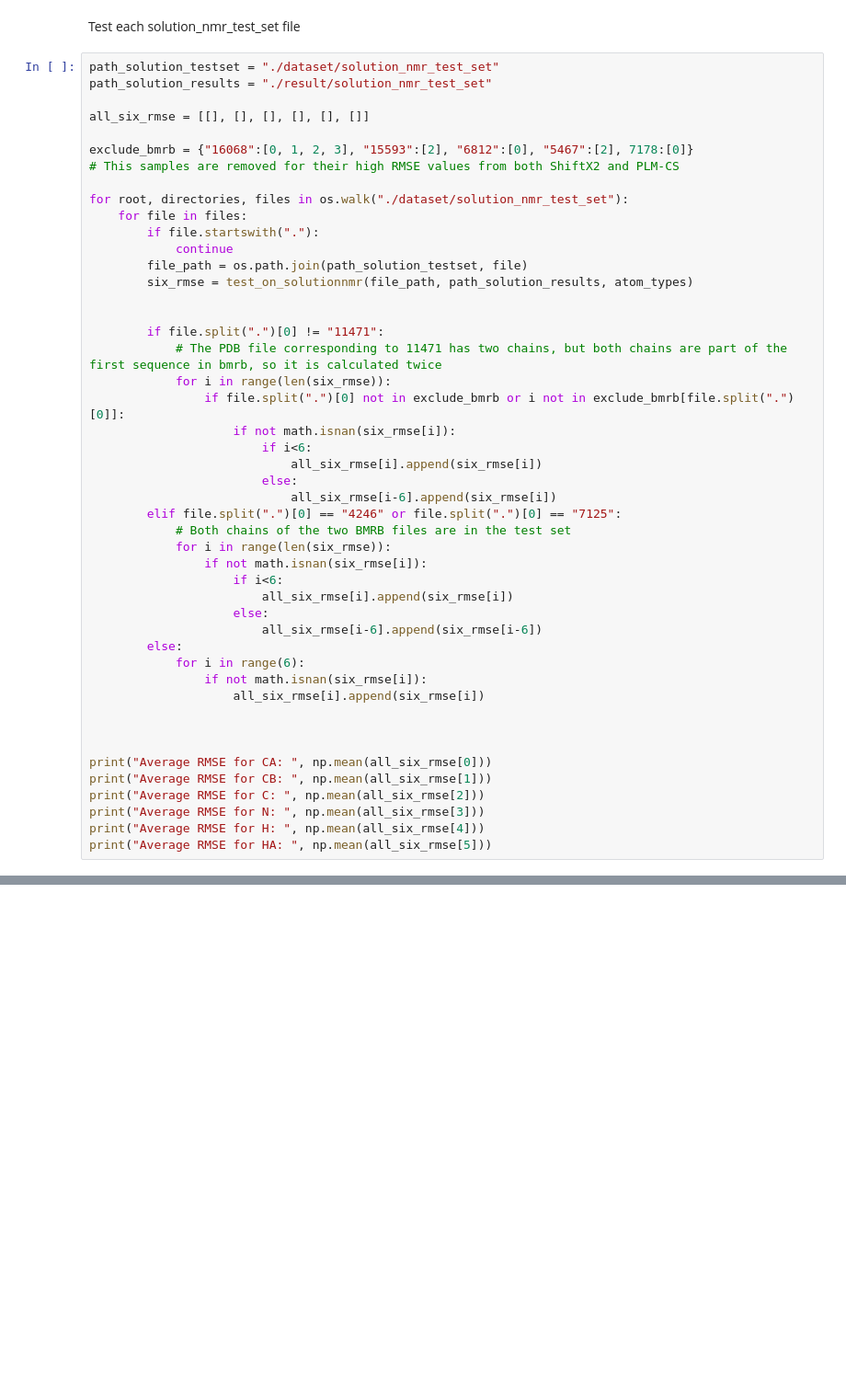
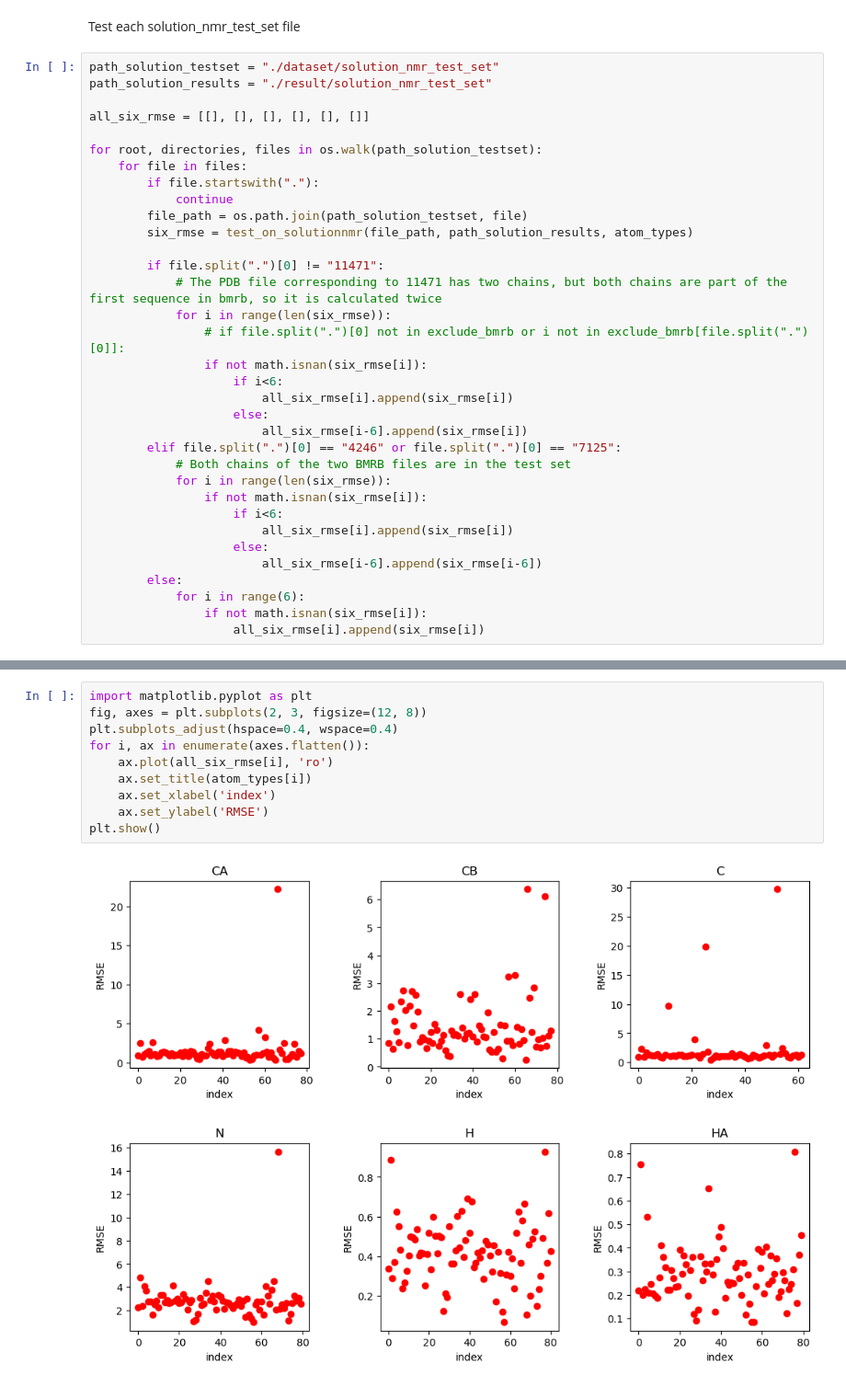
Before and after one commit to doorpro/predict-chemical-shifts-from-protein-sequence, a Jupyter notebook: test_model.ipynb, the cells around one changed output, grey strips where cells are left out. Shown at 92% size. Cells and saved outputs as stored; diff of their text form; blank space fills up the shorter version.

```diff
--- a/test_model.ipynb
+++ b/test_model.ipynb
@@ -234,26 +240,22 @@ path_solution_results = "./result/solution_nmr_test_set"
 
 all_six_rmse = [[], [], [], [], [], []]
 
-exclude_bmrb = {"16068":[0, 1, 2, 3], "15593":[2], "6812":[0], "5467":[2], 7178:[0]}
-# This samples are removed for their high RMSE values from both ShiftX2 and PLM-CS
-
-for root, directories, files in os.walk("./dataset/solution_nmr_test_set"):
+for root, directories, files in os.walk(path_solution_testset):
     for file in files:
         if file.startswith("."):
             continue
         file_path = os.path.join(path_solution_testset, file)
         six_rmse = test_on_solutionnmr(file_path, path_solution_results, atom_types)
 
-
         if file.split(".")[0] != "11471":
             # The PDB file corresponding to 11471 has two chains, but both chains are part of the first sequence in bmrb, so it is calculated twice
             for i in range(len(six_rmse)):
-                if file.split(".")[0] not in exclude_bmrb or i not in exclude_bmrb[file.split(".")[0]]:
-                    if not math.isnan(six_rmse[i]):
-                        if i<6:
-                            all_six_rmse[i].append(six_rmse[i])
-                        else:
-                            all_six_rmse[i-6].append(six_rmse[i])
+                # if file.split(".")[0] not in exclude_bmrb or i not in exclude_bmrb[file.split(".")[0]]:
+                if not math.isnan(six_rmse[i]):
+                    if i<6:
+                        all_six_rmse[i].append(six_rmse[i])
+                    else:
+                        all_six_rmse[i-6].append(six_rmse[i])
         elif file.split(".")[0] == "4246" or file.split(".")[0] == "7125":
             # Both chains of the two BMRB files are in the test set
             for i in range(len(six_rmse)):
@@ -266,13 +268,4 @@ for root, directories, files in os.walk("./dataset/solution_nmr_test_set"):
             for i in range(6):
                 if not math.isnan(six_rmse[i]):
                     all_six_rmse[i].append(six_rmse[i])
-
-
-
-print("Average RMSE for CA: ", np.mean(all_six_rmse[0]))
-print("Average RMSE for CB: ", np.mean(all_six_rmse[1]))
-print("Average RMSE for C: ", np.mean(all_six_rmse[2]))
-print("Average RMSE for N: ", np.mean(all_six_rmse[3]))
-print("Average RMSE for H: ", np.mean(all_six_rmse[4]))
-print("Average RMSE for HA: ", np.mean(all_six_rmse[5]))
 # %% [output]
@@ -284,0 +289,12 @@ Average RMSE for HA:  0.29135119968359896
+# %%
+import matplotlib.pyplot as plt
+fig, axes = plt.subplots(2, 3, figsize=(12, 8))
+plt.subplots_adjust(hspace=0.4, wspace=0.4)
+for i, ax in enumerate(axes.flatten()):
+    ax.plot(all_six_rmse[i], 'ro')
+    ax.set_title(atom_types[i])
+    ax.set_xlabel('index')
+    ax.set_ylabel('RMSE')
+plt.show()
+# %% [output]
+[figure, added]
```
Also changed, not shown: parts of 9 cells of this notebook.
